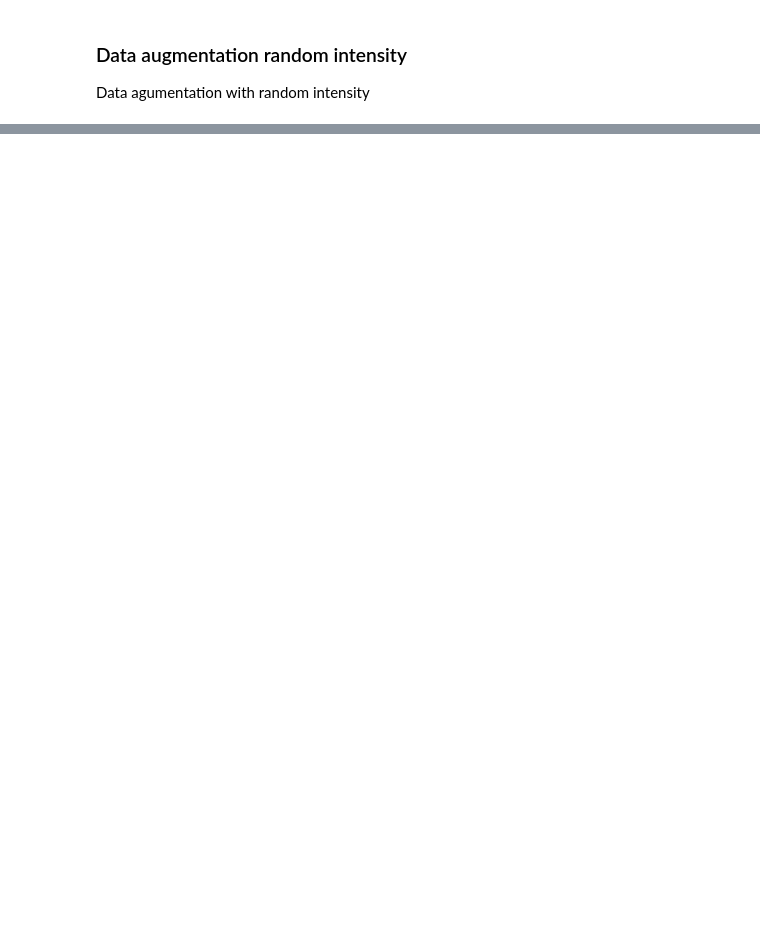
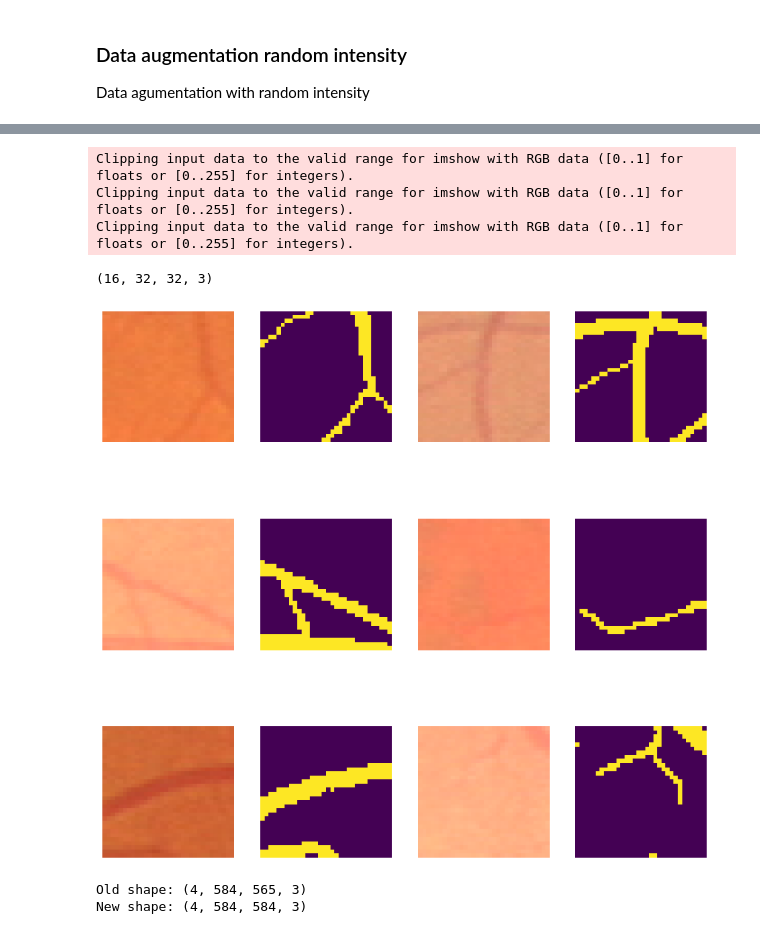
Before and after one commit to langestefan/8dm50-machine-learning, a Jupyter notebook: practicals/week_5.ipynb, the cells around one changed output, grey strips where cells are left out. Saved outputs shown, nothing was run; the diff lists cells and outputs as text; code cells hidden in the pictures; blank space fills up the shorter version.

```diff
--- a/practicals/week_5.ipynb
+++ b/practicals/week_5.ipynb
@@ -500,0 +519,50 @@ Data agumentation with random intensity
+# %%
+from unet_utils import extract_patches, preprocessing
+
+# work with 32x32 patches
+patch_size = (32, 32)
+
+# 200 patches per image
+patches_per_im = 200
+
+# visualize a couple of patches as a visual check
+patches, patches_segmentations = extract_patches(augmented_train_images_np,
+                                                 train_segmentations, patch_size,
+                                                 patches_per_im=1, seed=7)
+
+print(patches.shape)
+
+fig, axes = plt.subplots(nrows=3, ncols=4, figsize=(12, 12))
+
+for i in range(0, 3):
+    axes[i, 0].axis('off')
+    axes[i, 0].imshow(patches[i])
+    axes[i, 1].axis('off')
+    axes[i, 1].imshow(patches_segmentations[i][:, :, 0])
+    axes[i, 2].axis('off')
+    axes[i, 2].imshow(patches[i+5])
+    axes[i, 3].axis('off')
+    axes[i, 3].imshow(patches_segmentations[i+5][:, :, 0])
+
+plt.show()
+# %% [output]
+Clipping input data to the valid range for imshow with RGB data ([0..1] for floats or [0..255] for integers).
+Clipping input data to the valid range for imshow with RGB data ([0..1] for floats or [0..255] for integers).
+Clipping input data to the valid range for imshow with RGB data ([0..1] for floats or [0..255] for integers).
+(16, 32, 32, 3)
+[figure, added]
+# %%
+# pad the validation data to fit the U-Net model
+# images of shape (584, 565) shape result in concatenation error due to the odd number of columns
+
+print("Old shape:", val_images.shape)
+
+val_images, val_masks, val_segmentations = preprocessing(val_images,
+                                                         val_masks,
+                                                         val_segmentations,
+                                                         desired_shape=(584, 584))
+
+print("New shape:", val_images.shape)
+# %% [output]
+Old shape: (4, 584, 565, 3)
+New shape: (4, 584, 584, 3)
```
Also changed, not shown: parts of 34 cells of this notebook.
